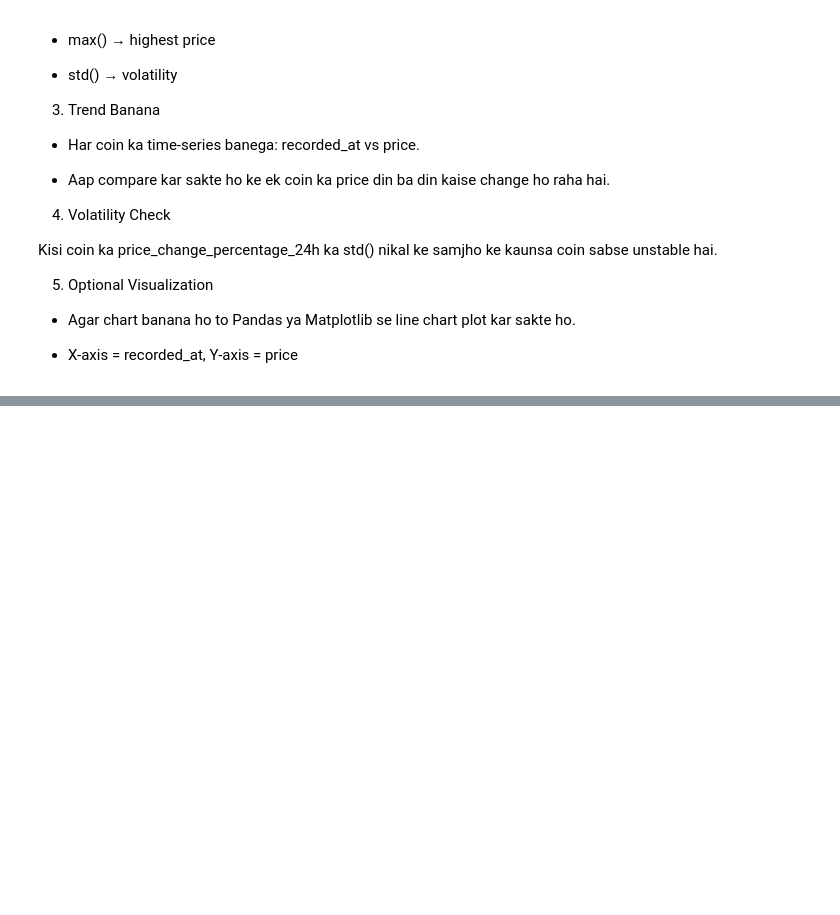
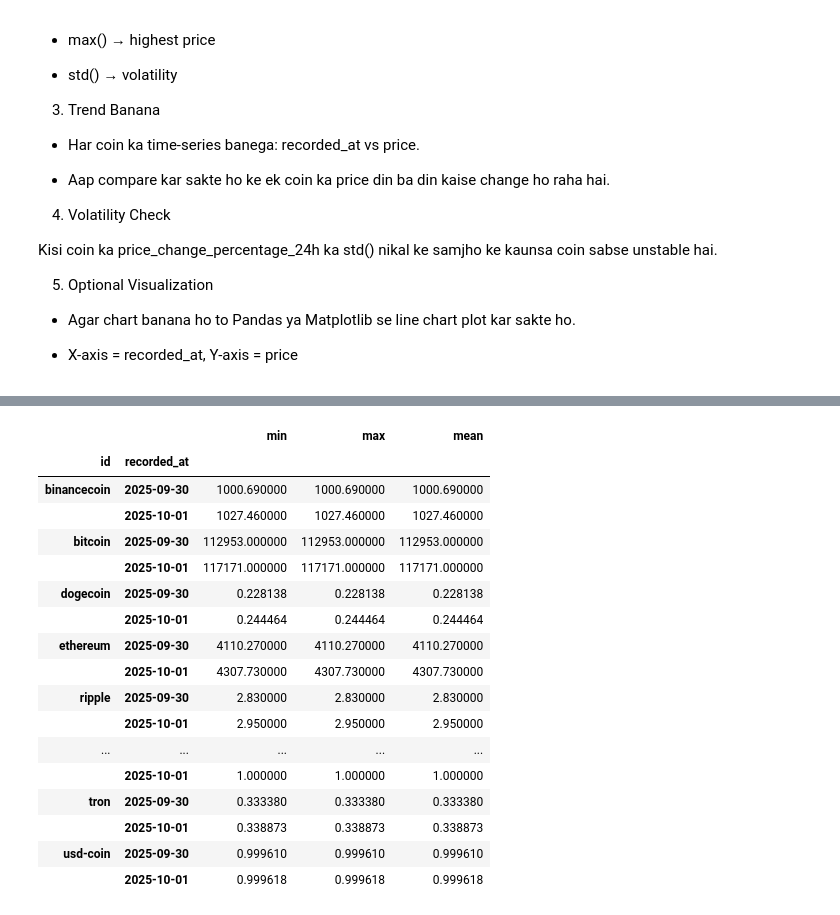
Before and after one commit to rmszk/Data-Analytics-Practice, a Jupyter notebook: Projects/2 Crypto API + Pandas + MySQL/crypto.ipynb, the cells around one changed output, grey strips where cells are left out. Saved outputs shown, nothing was run; the diff lists cells and outputs as text; code cells hidden in the pictures; blank space fills up the shorter version.

```diff
--- a/Projects/2 Crypto API + Pandas + MySQL/crypto.ipynb
+++ b/Projects/2 Crypto API + Pandas + MySQL/crypto.ipynb
@@ -144,0 +146,15 @@ Kisi coin ka price_change_percentage_24h ka std() nikal ke samjho ke kaunsa coin
+# %%
+import mysql.connector
+import pandas as pd
+
+# Connection
+conn = mysql.connector.connect(
+    host="localhost",
+    user="root",
+    password="root",
+    database="crypto_db"
+)
+
+# Query
+query = "SELECT * FROM crypto_prices"
+df1 = pd.read_sql(query, conn)
@@ -144,0 +210,21 @@ Kisi coin ka price_change_percentage_24h ka std() nikal ke samjho ke kaunsa coin
+# %%
+df1.groupby(["id", df1["recorded_at"].dt.date])["current_price"].agg(["min", "max", "mean"])
+# %% [output]
+|  |  | min | max | mean |
+| id | recorded_at |  |  |  |
+| binancecoin | 2025-09-30 | 1000.690000 | 1000.690000 | 1000.690000 |
+|  | 2025-10-01 | 1027.460000 | 1027.460000 | 1027.460000 |
+| bitcoin | 2025-09-30 | 112953.000000 | 112953.000000 | 112953.000000 |
+|  | 2025-10-01 | 117171.000000 | 117171.000000 | 117171.000000 |
+| dogecoin | 2025-09-30 | 0.228138 | 0.228138 | 0.228138 |
+|  | 2025-10-01 | 0.244464 | 0.244464 | 0.244464 |
+| ethereum | 2025-09-30 | 4110.270000 | 4110.270000 | 4110.270000 |
+|  | 2025-10-01 | 4307.730000 | 4307.730000 | 4307.730000 |
+| ripple | 2025-09-30 | 2.830000 | 2.830000 | 2.830000 |
+|  | 2025-10-01 | 2.950000 | 2.950000 | 2.950000 |
+| ... | ... | ... | ... | ... |
+|  | 2025-10-01 | 1.000000 | 1.000000 | 1.000000 |
+| tron | 2025-09-30 | 0.333380 | 0.333380 | 0.333380 |
+|  | 2025-10-01 | 0.338873 | 0.338873 | 0.338873 |
+| usd-coin | 2025-09-30 | 0.999610 | 0.999610 | 0.999610 |
+|  | 2025-10-01 | 0.999618 | 0.999618 | 0.999618 |
```
Also changed, not shown: parts of 12 cells of this notebook, 2 other files.
